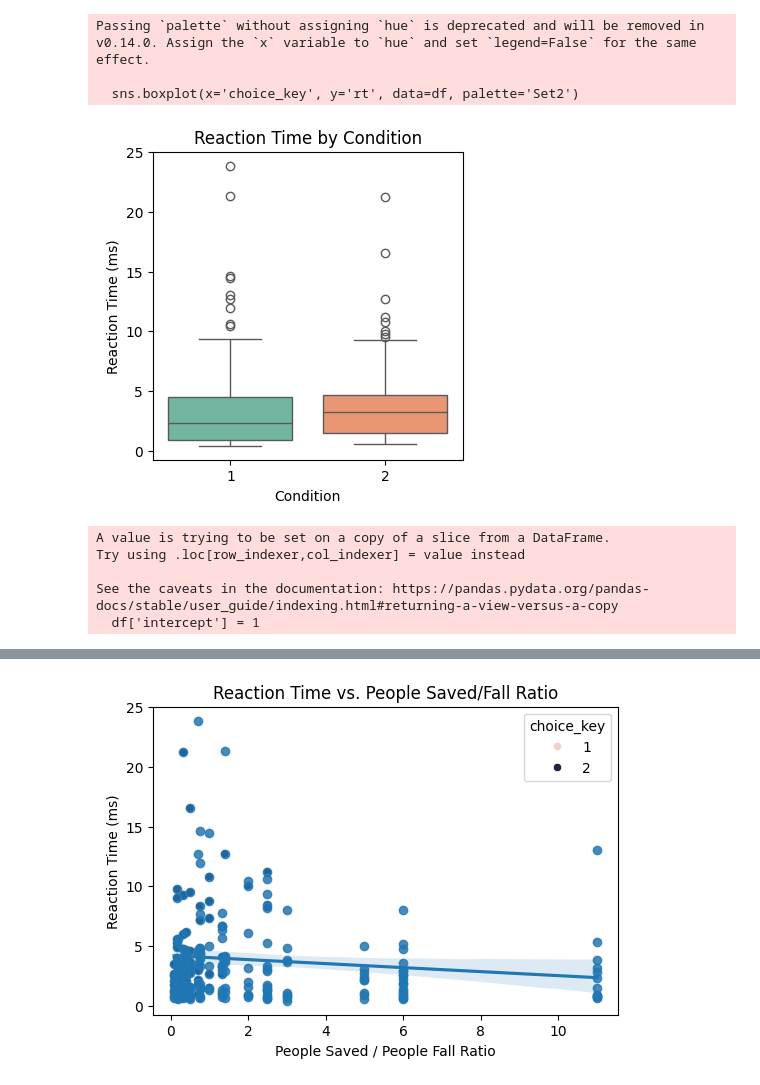
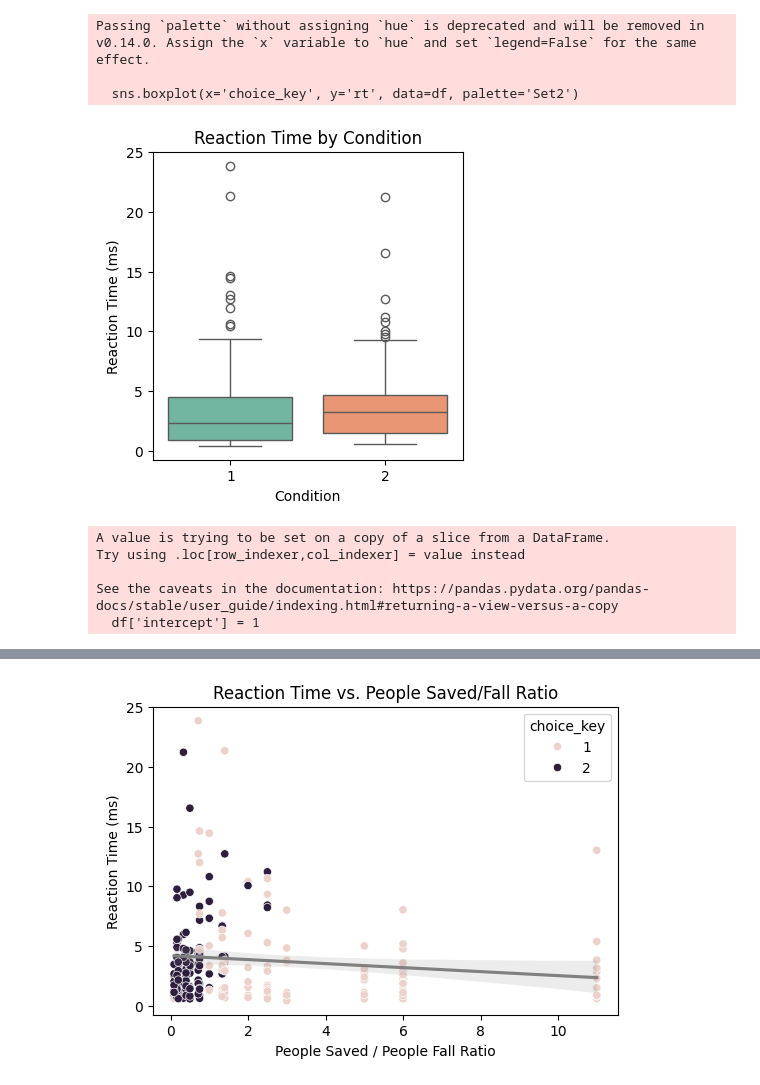
Before and after one commit to anweshaxdas/neu502b-analysis, a Jupyter notebook: rts.ipynb, the cells around one changed output, grey strips where cells are left out. Saved outputs shown, nothing was run; the diff lists cells and outputs as text; code cells hidden in the pictures.

Commit message:
plots updated to color by choice

```diff
--- a/rts.ipynb
+++ b/rts.ipynb
@@ -4,6 +4,3 @@ import numpy as np
 import matplotlib.pyplot as plt
 import seaborn as sns
 import statsmodels.api as sm
-# %%
-df = pd.read_csv('/usr/people/ad3758/neu502b/behavioral_csvs/sub-004.csv')
-df.head()
@@ -40,7 +6,0 @@ Passing `palette` without assigning `hue` is deprecated and will be removed in v
-# %%
-# are rts significantly different by condition?
-from scipy.stats import ttest_ind
-rt_condition1 = df[df['choice_key'] == 1]['rt']
-rt_condition2 = df[df['choice_key'] == 2]['rt']
-t_stat, p_value = ttest_ind(rt_condition1, rt_condition2)
-print(f'T-statistic: {t_stat:.2f}, P-value: {p_value:.4f}')
@@ -49,6 +6,0 @@ T-statistic: -0.68, P-value: 0.4965
-# %%
-df[['people_saved', 'people_fall']] = df['option1'].str.extract(r'save (\d+) (?:people|person), while (\d+) (?:people|person)')
-df['people_saved'] = df['people_saved'].astype(float)
-df['people_fall'] = df['people_fall'].astype(float)
-df['ratio'] = df['people_saved'] / df['people_fall']
-df.dropna()
@@ -91,7 +19,7 @@ def plot_rt_by_condition(df, subject_id):
     plt.title('Reaction Time over Trials')
     plt.xlabel('Trial Number')
     plt.ylabel('Reaction Time (ms)')
-    plt.savefig(f'/usr/people/ad3758/neu502b/behavioral_csvs/figures/{subject_id}_rt_over_trials.png')
+    plt.savefig(f'/usr/people/ad3758/neu502b/analysis/behavioral_analysis/figures/{subject_id}_rt_over_trials.png')
     plt.show()
 
     # reaction time by condition
@@ -100,7 +28,7 @@ def plot_rt_by_condition(df, subject_id):
     plt.title('Reaction Time by Condition')
     plt.xlabel('Condition')
     plt.ylabel('Reaction Time (ms)')
-    plt.savefig(f'/usr/people/ad3758/neu502b/behavioral_csvs/figures/{subject_id}_rt_by_condition.png')
+    plt.savefig(f'/usr/people/ad3758/neu502b/analysis/behavioral_analysis/figures/{subject_id}_rt_by_condition.png')
     plt.show()
 
     # are rts significantly different by condition?
@@ -117,14 +45,13 @@ def plot_rt_by_condition(df, subject_id):
     results = model.fit()
     print(results.summary())
 
-    # ratio versus rt colored by condition
+   # ratio versus rt colored by condition
     plt.figure(figsize=(6, 4))
-    sns.scatterplot(x='ratio', y='rt', data=df, color='teal', hue='choice_key')
+    sns.scatterplot(x='ratio', y='rt', data=df, hue='choice_key')
+    sns.regplot(x='ratio', y='rt', data=df, scatter=False, color='gray')
     plt.title('Reaction Time vs. People Saved/Fall Ratio')
-    # plot regression lines
-    sns.regplot(x='ratio', y='rt', data=df)
     plt.xlabel('People Saved / People Fall Ratio')
     plt.ylabel('Reaction Time (ms)')
-    plt.savefig(f'/usr/people/ad3758/neu502b/behavioral_csvs/figures/{subject_id}_rt_vs_ratio.png')
+    plt.savefig(f'/usr/people/ad3758/neu502b/analysis/behavioral_analysis/figures/{subject_id}_rt_vs_ratio.png')
     plt.show()
 # %%
@@ -226,6 +153,6 @@ Notes:
 # %%
 combined_df = pd.concat([
-    pd.read_csv(f'/usr/people/ad3758/neu502b/behavioral_csvs/sub-{sub}.csv')
+    pd.read_csv(f'/usr/people/ad3758/neu502b/analysis/behavioral_analysis/sub-{sub}.csv')
     for sub in ['004', '006', '007']
 ]).reset_index(drop=True)
 
@@ -252,10 +179,10 @@ Time:                        15:56:09   Log-Likelihood:                -562.05
 No. Observations:                 204   AIC:                             1130.
 Df Residuals:                     201   BIC:                             1140.
 Df Model:                           2
 Covariance Type:            nonrobust
 ... (11 lines left out)
 ==============================================================================
 
 Notes:
 [1] Standard Errors assume that the covariance matrix of the errors is correctly specified.
-[figure, old version]
+[figure, new version]
```
Also changed, not shown: parts of 10 cells of this notebook, 5 other files.
